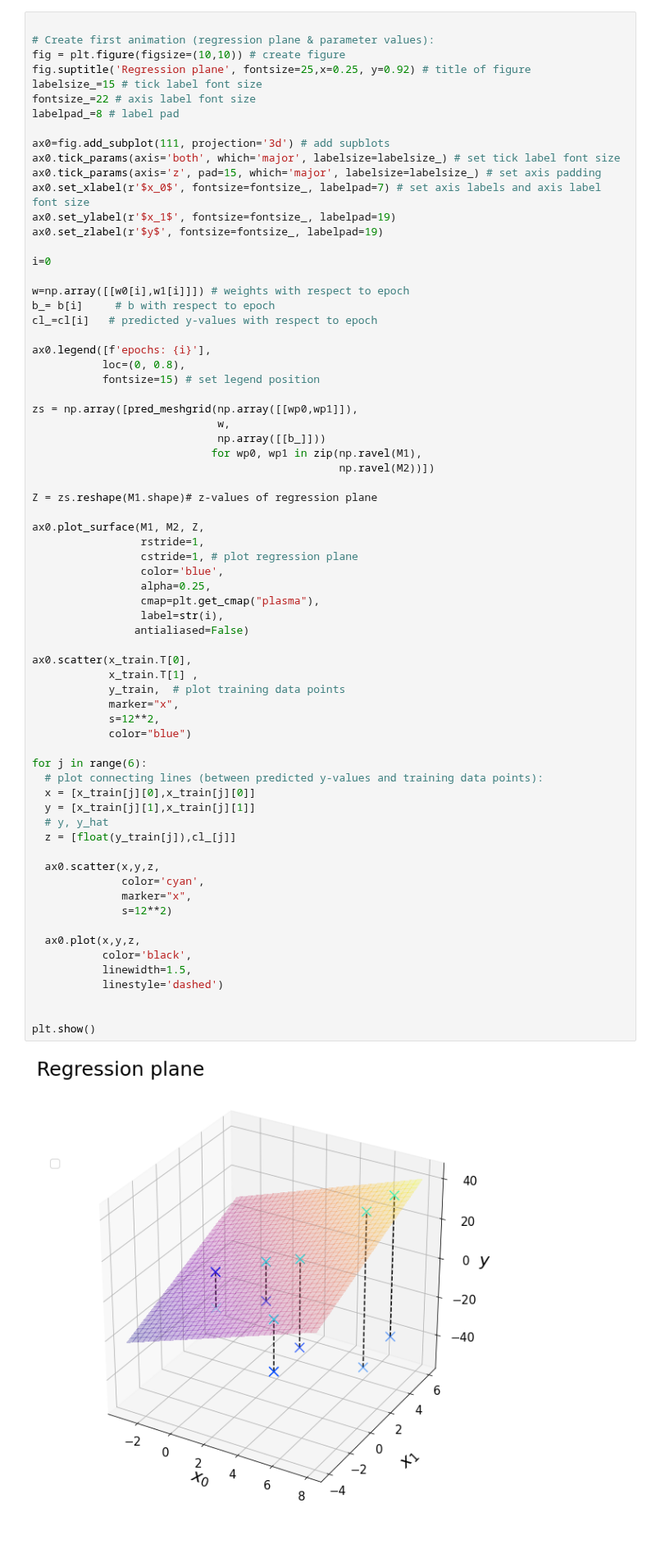
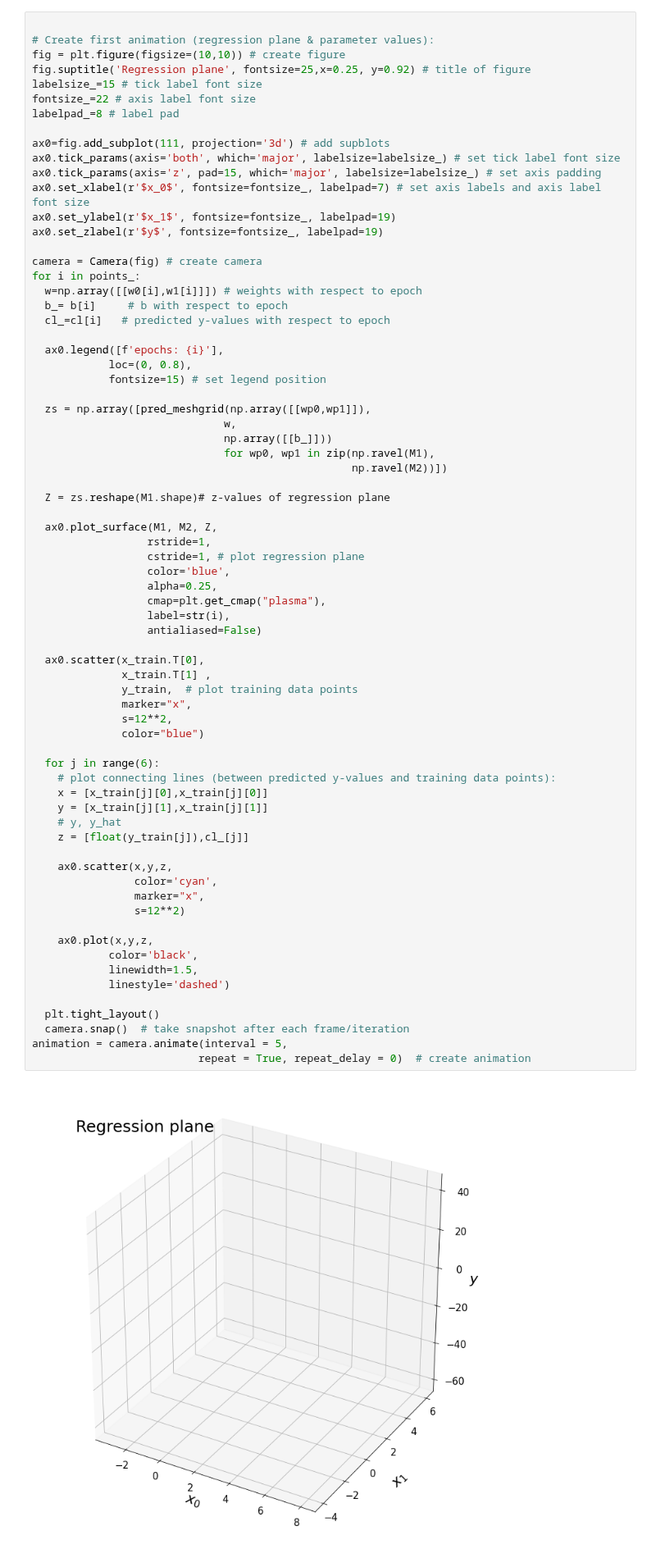
Before and after one commit to nithinivi/Deep_Learning_Discussion, a Jupyter notebook: Linear_regression.ipynb, the cells around one changed output. Shown at 82% size. Saved outputs shown, nothing was run; the diff lists cells and outputs as text.

```diff
--- a/Linear_regression.ipynb
+++ b/Linear_regression.ipynb
@@ -148,71 +145,73 @@ array([ 1, -2])
 # %%
 
 # Create first animation (regression plane & parameter values):
 fig = plt.figure(figsize=(10,10)) # create figure
 fig.suptitle('Regression plane', fontsize=25,x=0.25, y=0.92) # title of figure
 labelsize_=15 # tick label font size
 fontsize_=22 # axis label font size
 labelpad_=8 # label pad
 
 ax0=fig.add_subplot(111, projection='3d') # add supblots
 ax0.tick_params(axis='both', which='major', labelsize=labelsize_) # set tick label font size
 ax0.tick_params(axis='z', pad=15, which='major', labelsize=labelsize_) # set axis padding
 ax0.set_xlabel(r'$x_0$', fontsize=fontsize_, labelpad=7) # set axis labels and axis label font size
 ax0.set_ylabel(r'$x_1$', fontsize=fontsize_, labelpad=19)
 ax0.set_zlabel(r'$y$', fontsize=fontsize_, labelpad=19)
 
-i=0
+camera = Camera(fig) # create camera
+for i in points_:
+  w=np.array([[w0[i],w1[i]]]) # weights with respect to epoch
+  b_= b[i]     # b with respect to epoch
+  cl_=cl[i]   # predicted y-values with respect to epoch
 
-w=np.array([[w0[i],w1[i]]]) # weights with respect to epoch
-b_= b[i]     # b with respect to epoch
-cl_=cl[i]   # predicted y-values with respect to epoch
+  ax0.legend([f'epochs: {i}'],
+            loc=(0, 0.8),
+            fontsize=15) # set legend position
 
-ax0.legend([f'epochs: {i}'],
-           loc=(0, 0.8),
-           fontsize=15) # set legend position
+  zs = np.array([pred_meshgrid(np.array([[wp0,wp1]]),
+                              w,
+                              np.array([[b_]]))
+                              for wp0, wp1 in zip(np.ravel(M1),
+                                                  np.ravel(M2))])
 
-zs = np.array([pred_meshgrid(np.array([[wp0,wp1]]),
-                             w,
-                             np.array([[b_]]))
-                            for wp0, wp1 in zip(np.ravel(M1),
-                                                np.ravel(M2))])
+  Z = zs.reshape(M1.shape)# z-values of regression plane
 
-Z = zs.reshape(M1.shape)# z-values of regression plane
+  ax0.plot_surface(M1, M2, Z,
+                  rstride=1,
+                  cstride=1, # plot regression plane
+                  color='blue',
+                  alpha=0.25,
+                  cmap=plt.get_cmap("plasma"),
+                  label=str(i),
+                  antialiased=False)
 
-ax0.plot_surface(M1, M2, Z,
-                 rstride=1,
-                 cstride=1, # plot regression plane
-                 color='blue',
-                 alpha=0.25,
-                 cmap=plt.get_cmap("plasma"),
-                 label=str(i),
-                antialiased=False)
+  ax0.scatter(x_train.T[0],
+              x_train.T[1] ,
+              y_train,  # plot training data points
+              marker="x",
+              s=12**2,
+              color="blue")
 
-ax0.scatter(x_train.T[0],
-            x_train.T[1] ,
-            y_train,  # plot training data points
-            marker="x",
-            s=12**2,
-            color="blue")
+  for j in range(6):
+    # plot connecting lines (between predicted y-values and training data points):
+    x = [x_train[j][0],x_train[j][0]]
+    y = [x_train[j][1],x_train[j][1]]
+    # y, y_hat
+    z = [float(y_train[j]),cl_[j]]
 
-for j in range(6):
-  # plot connecting lines (between predicted y-values and training data points):
-  x = [x_train[j][0],x_train[j][0]]
-  y = [x_train[j][1],x_train[j][1]]
-  # y, y_hat
-  z = [float(y_train[j]),cl_[j]]
+    ax0.scatter(x,y,z,
+                color='cyan',
+                marker="x",
+                s=12**2)
 
-  ax0.scatter(x,y,z,
-              color='cyan',
-              marker="x",
-              s=12**2)
+    ax0.plot(x,y,z,
+            color='black',
+            linewidth=1.5,
+            linestyle='dashed')
 
-  ax0.plot(x,y,z,
-           color='black',
-           linewidth=1.5,
-           linestyle='dashed')
-
-
-plt.show()
+  plt.tight_layout()
+  camera.snap()  # take snapshot after each frame/iteration
+animation = camera.animate(interval = 5,
+                          repeat = True, repeat_delay = 0)  # create animation
 # %% [output]
-[figure, old version]
+[figure, new version]
```
Also changed, not shown: parts of 3 cells of this notebook.
